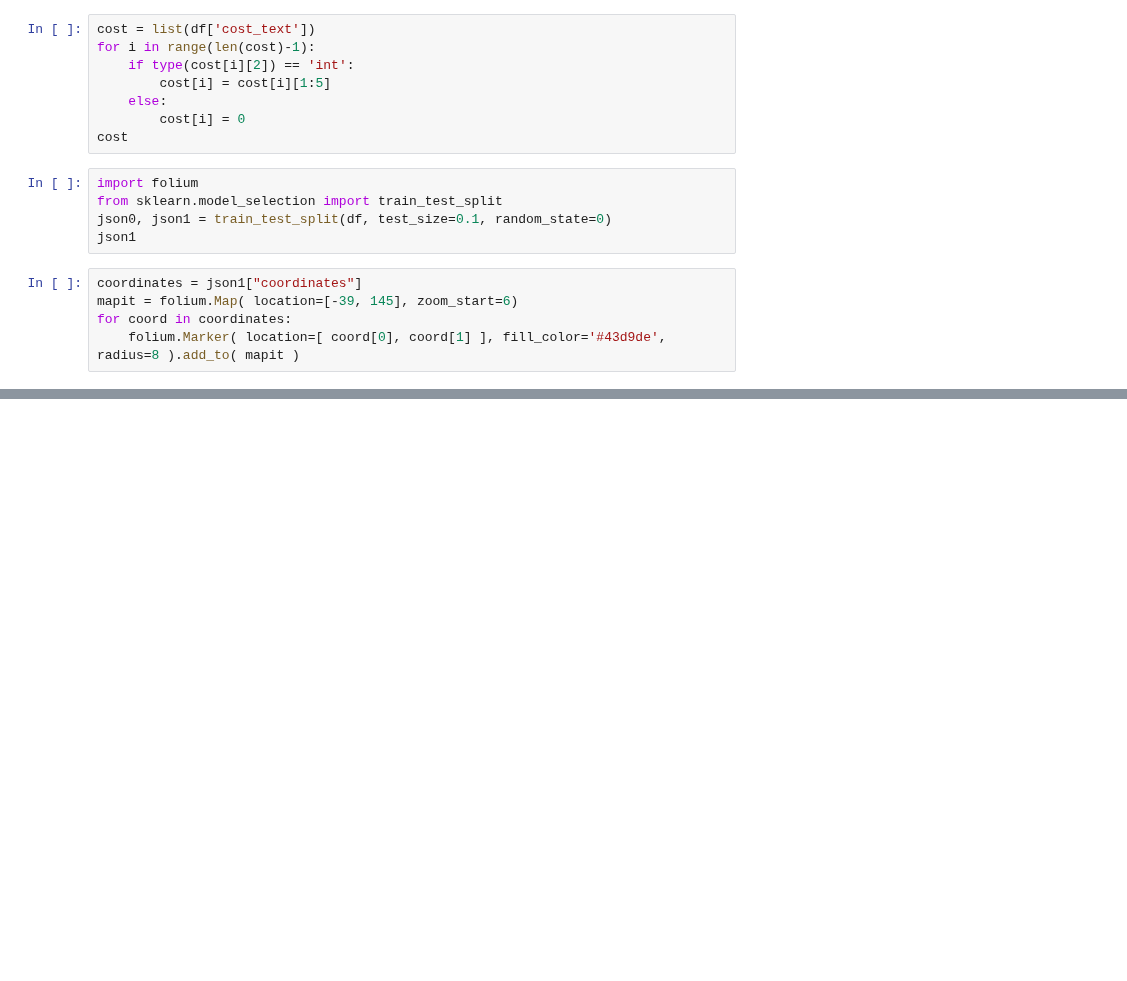
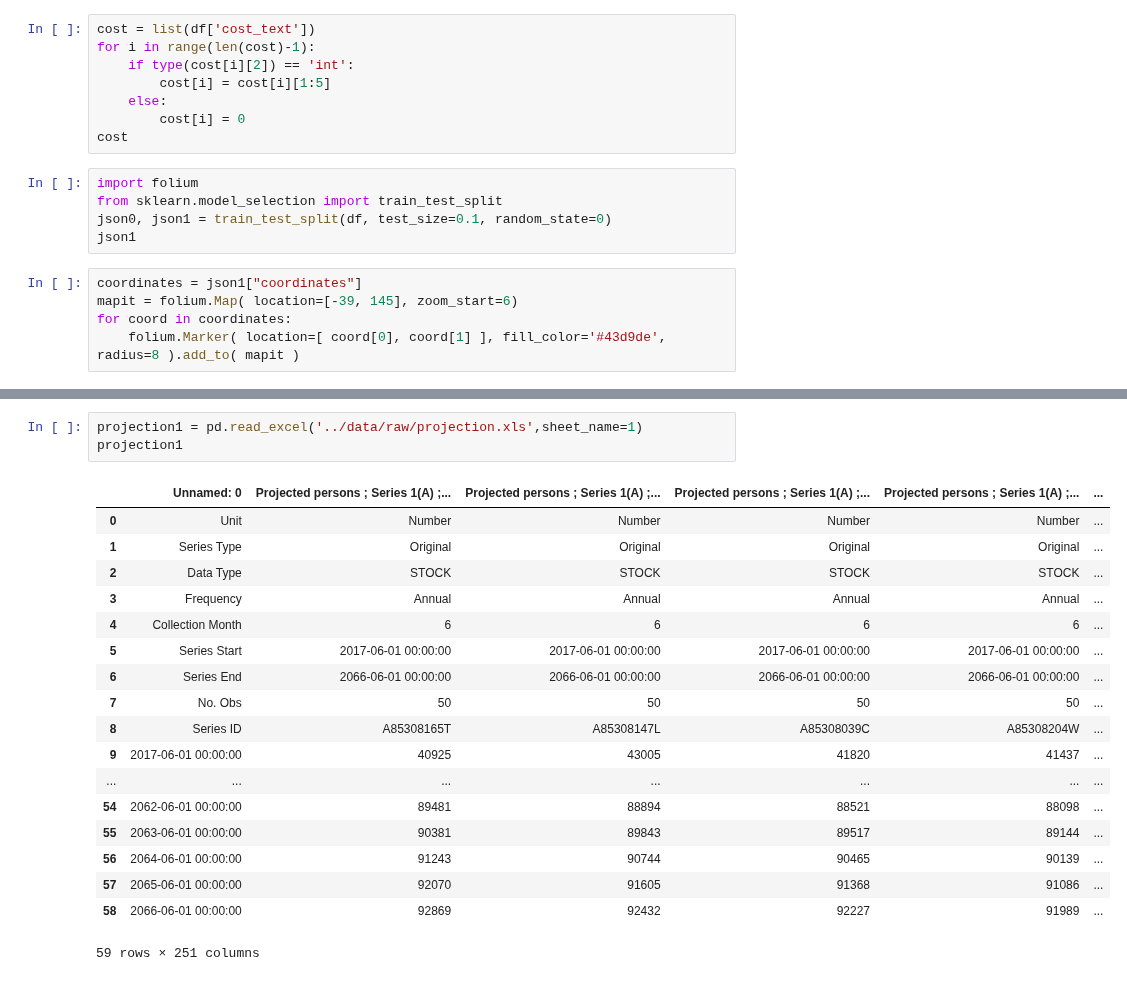
Before and after one commit to MAST30034-Applied-Data-Science/generic-real-estate-consulting-project-group-6, a Jupyter notebook: notebooks/preprocess.ipynb, the cells around one changed output, grey strips where cells are left out. Drawn from its saved outputs; the diff is of its cells as text; blank space fills up the shorter version.

Commit message:
read data

```diff
--- a/notebooks/preprocess.ipynb
+++ b/notebooks/preprocess.ipynb
@@ -45,0 +94,22 @@ mapit
+# %%
+projection1 = pd.read_excel('../data/raw/projection.xls',sheet_name=1)
+projection1
+# %% [output]
+|  | Unnamed: 0 | Projected persons ; Series 1(A) ;... | Projected persons ; Series 1(A) ;... | Projected persons ; Series 1(A) ;... | Projected persons ; Series 1(A) ;... | ... |
+| 0 | Unit | Number | Number | Number | Number | ... |
+| 1 | Series Type | Original | Original | Original | Original | ... |
+| 2 | Data Type | STOCK | STOCK | STOCK | STOCK | ... |
+| 3 | Frequency | Annual | Annual | Annual | Annual | ... |
+| 4 | Collection Month | 6 | 6 | 6 | 6 | ... |
+| 5 | Series Start | 2017-06-01 00:00:00 | 2017-06-01 00:00:00 | 2017-06-01 00:00:00 | 2017-06-01 00:00:00 | ... |
+| 6 | Series End | 2066-06-01 00:00:00 | 2066-06-01 00:00:00 | 2066-06-01 00:00:00 | 2066-06-01 00:00:00 | ... |
+| 7 | No. Obs | 50 | 50 | 50 | 50 | ... |
+| 8 | Series ID | A85308165T | A85308147L | A85308039C | A85308204W | ... |
+| 9 | 2017-06-01 00:00:00 | 40925 | 43005 | 41820 | 41437 | ... |
+| ... | ... | ... | ... | ... | ... | ... |
+| 54 | 2062-06-01 00:00:00 | 89481 | 88894 | 88521 | 88098 | ... |
+| 55 | 2063-06-01 00:00:00 | 90381 | 89843 | 89517 | 89144 | ... |
+| 56 | 2064-06-01 00:00:00 | 91243 | 90744 | 90465 | 90139 | ... |
+| 57 | 2065-06-01 00:00:00 | 92070 | 91605 | 91368 | 91086 | ... |
+| 58 | 2066-06-01 00:00:00 | 92869 | 92432 | 92227 | 91989 | ... |
+59 rows × 251 columns
```
Also changed, not shown: parts of 5 cells of this notebook.
